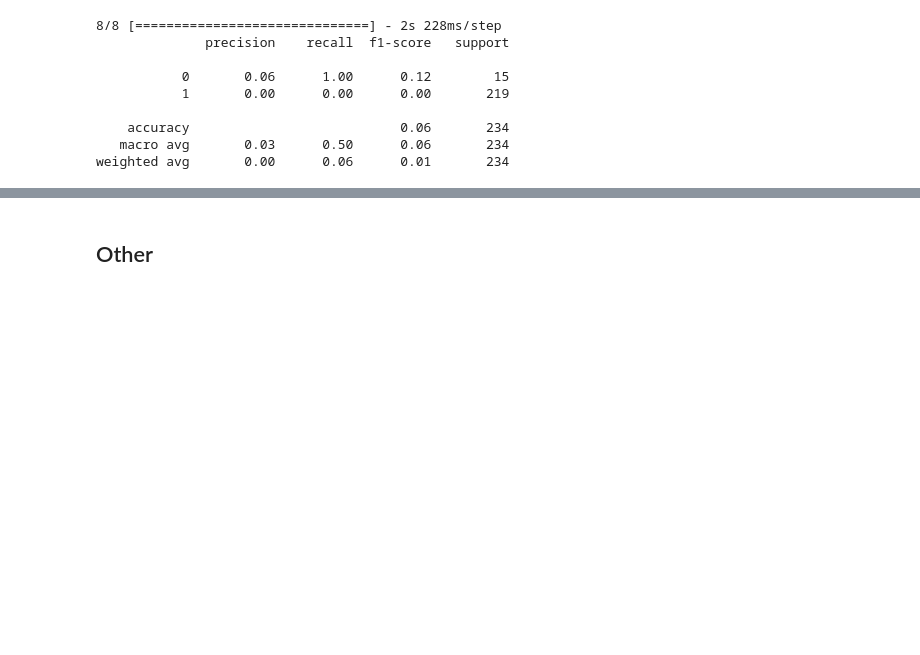
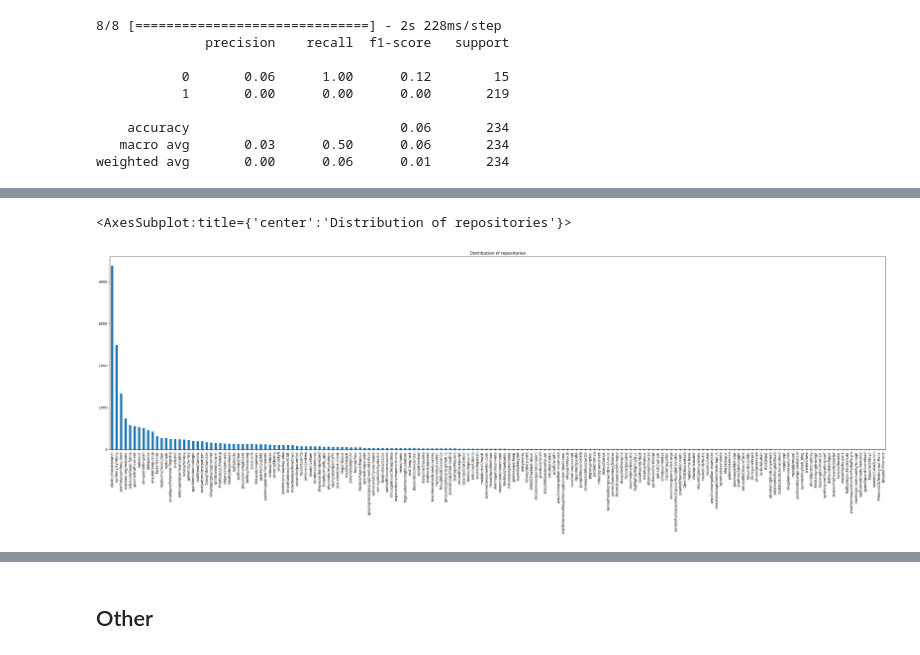
Before and after one commit to TeamPML/GuthubSecurityIssues, a Jupyter notebook: modelling.ipynb, the cells around one changed output, grey strips where cells are left out. Saved outputs shown, nothing was run; the diff lists cells and outputs as text; code cells hidden in the pictures; blank space fills up the shorter version.

```diff
--- a/modelling.ipynb
+++ b/modelling.ipynb
@@ -1571,0 +1603,6 @@ weighted avg       0.00      0.06      0.01       234
+# %%
+# plot distribution of issues by repository
+df['repository'].value_counts().plot(kind='bar', figsize=(40, 10), title='Distribution of repositories')
+# %% [output]
+<AxesSubplot:title={'center':'Distribution of repositories'}>
+[figure, added]
```
Also changed, not shown: parts of 31 cells of this notebook.
